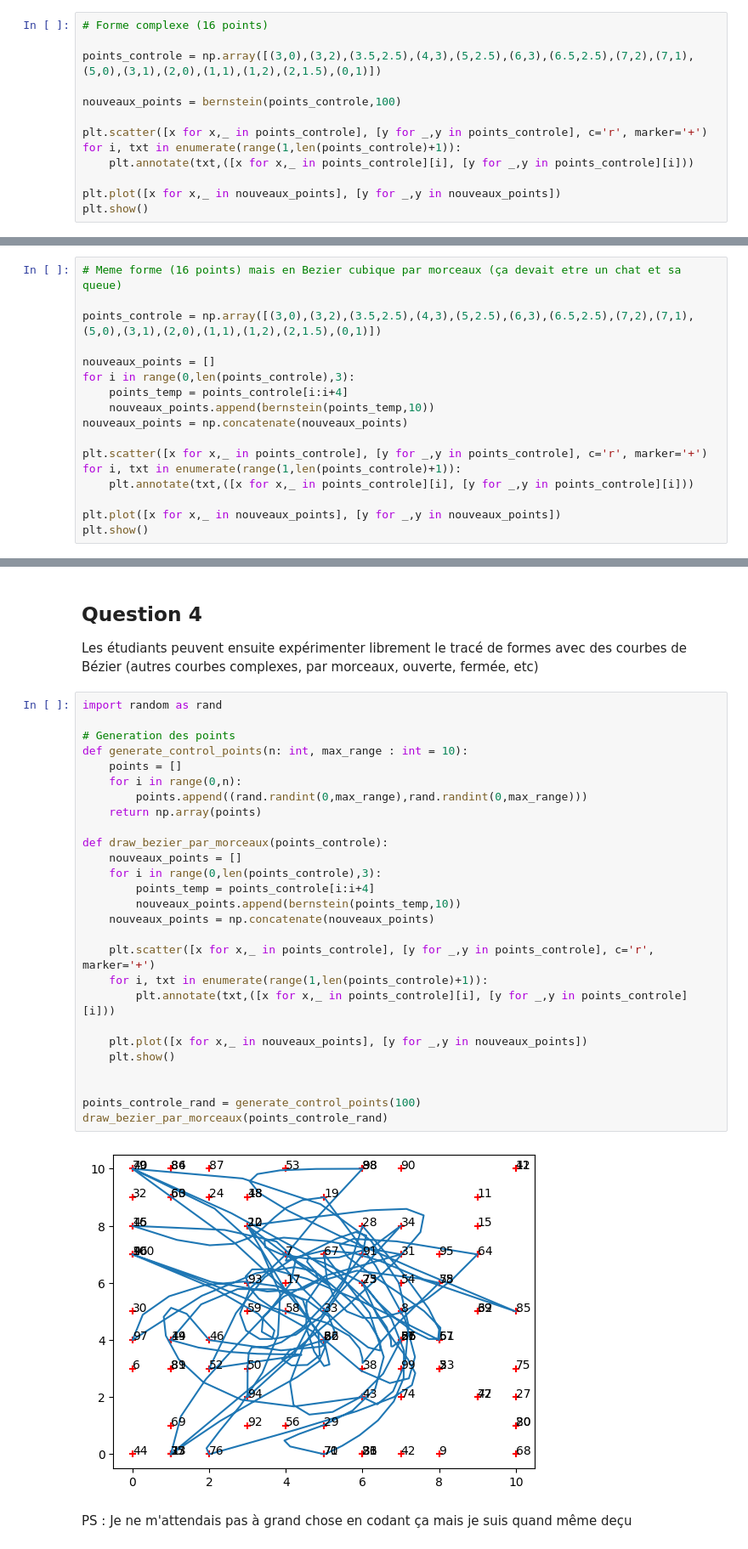
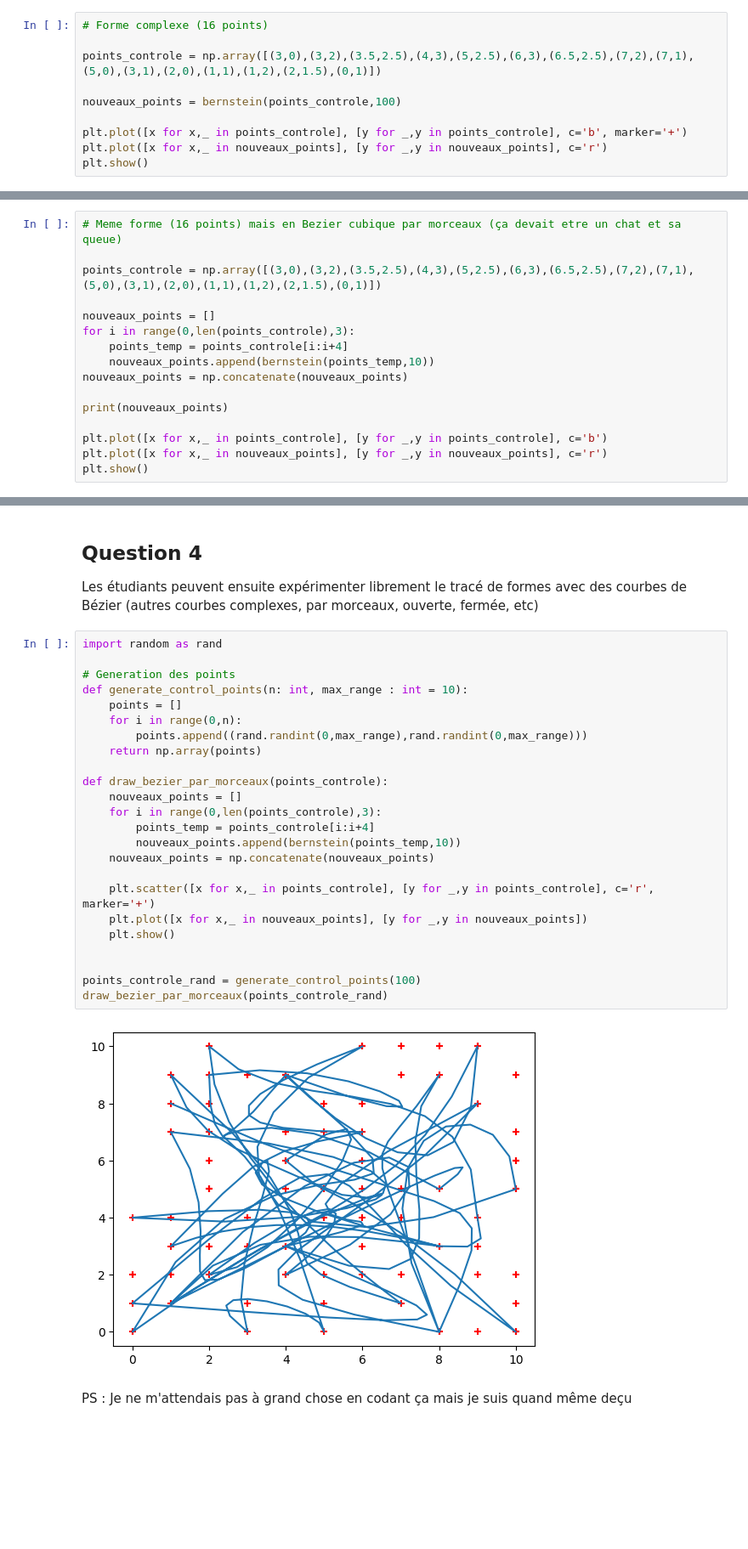
Before and after one commit to noe-upssitech/Image-Synthesis, a Jupyter notebook: tp1.ipynb, the cells around one changed output, grey strips where cells are left out. Shown at 85% size. Saved outputs shown, nothing was run; the diff lists cells and outputs as text; blank space fills up the shorter version.

```diff
--- a/tp1.ipynb
+++ b/tp1.ipynb
@@ -76,10 +76,7 @@ points_controle = np.array([(3,0),(3,2),(3.5,2.5),(4,3),(5,2.5),(6,3),(6.5,2.5),
 
 nouveaux_points = bernstein(points_controle,100)
 
-plt.scatter([x for x,_ in points_controle], [y for _,y in points_controle], c='r', marker='+')
-for i, txt in enumerate(range(1,len(points_controle)+1)):
-    plt.annotate(txt,([x for x,_ in points_controle][i], [y for _,y in points_controle][i]))
-
-plt.plot([x for x,_ in nouveaux_points], [y for _,y in nouveaux_points])
+plt.plot([x for x,_ in points_controle], [y for _,y in points_controle], c='b', marker='+')
+plt.plot([x for x,_ in nouveaux_points], [y for _,y in nouveaux_points], c='r')
 plt.show()
 # %% [output]
@@ -99,10 +96,9 @@ for i in range(0,len(points_controle),3):
     nouveaux_points.append(bernstein(points_temp,10))
 nouveaux_points = np.concatenate(nouveaux_points)
 
-plt.scatter([x for x,_ in points_controle], [y for _,y in points_controle], c='r', marker='+')
-for i, txt in enumerate(range(1,len(points_controle)+1)):
-    plt.annotate(txt,([x for x,_ in points_controle][i], [y for _,y in points_controle][i]))
+print(nouveaux_points)
 
-plt.plot([x for x,_ in nouveaux_points], [y for _,y in nouveaux_points])
+plt.plot([x for x,_ in points_controle], [y for _,y in points_controle], c='b')
+plt.plot([x for x,_ in nouveaux_points], [y for _,y in nouveaux_points], c='r')
 plt.show()
 # %% [output]
@@ -114,31 +110,28 @@ Les étudiants peuvent ensuite expérimenter librement le tracé de formes avec
 # %%
 import random as rand
 
 # Generation des points
 def generate_control_points(n: int, max_range : int = 10):
     points = []
     for i in range(0,n):
         points.append((rand.randint(0,max_range),rand.randint(0,max_range)))
     return np.array(points)
 
 def draw_bezier_par_morceaux(points_controle):
     nouveaux_points = []
     for i in range(0,len(points_controle),3):
         points_temp = points_controle[i:i+4]
         nouveaux_points.append(bernstein(points_temp,10))
     nouveaux_points = np.concatenate(nouveaux_points)
 
     plt.scatter([x for x,_ in points_controle], [y for _,y in points_controle], c='r', marker='+')
-    for i, txt in enumerate(range(1,len(points_controle)+1)):
-        plt.annotate(txt,([x for x,_ in points_controle][i], [y for _,y in points_controle][i]))
-
     plt.plot([x for x,_ in nouveaux_points], [y for _,y in nouveaux_points])
     plt.show()
 
 
 points_controle_rand = generate_control_points(100)
 draw_bezier_par_morceaux(points_controle_rand)
 # %% [output]
-[figure, old version]
+[figure, new version]
 # %% [markdown]
 PS : Je ne m'attendais pas à grand chose en codant ça mais je suis quand même deçu
```
Also changed, not shown: parts of 3 cells of this notebook, 1 other file.
